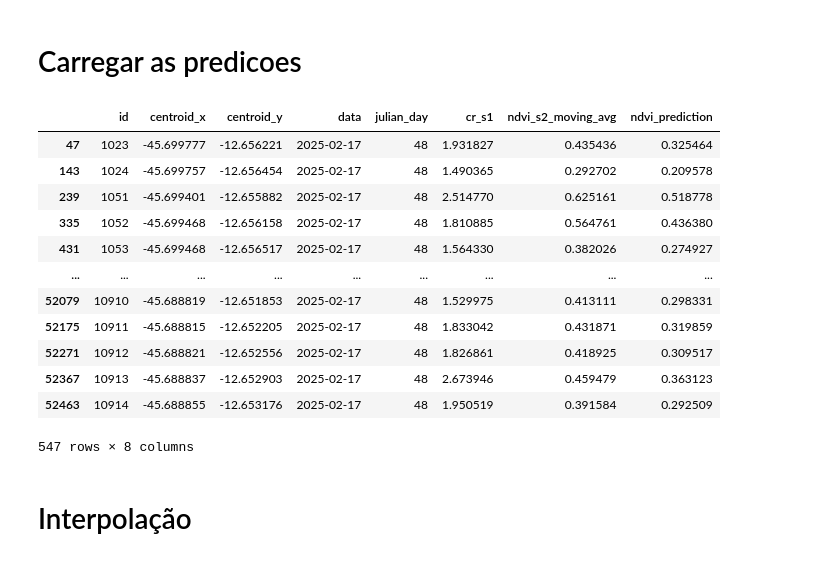
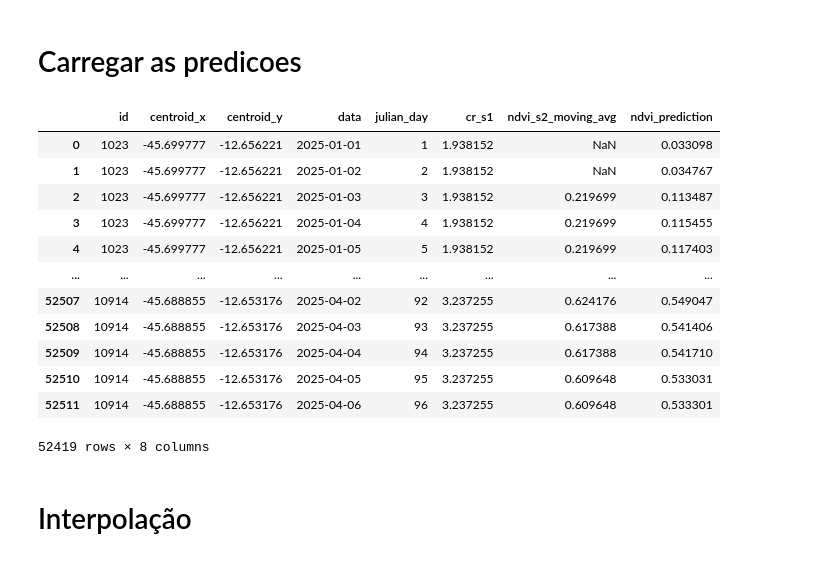
Before and after one commit to bsensix/ndvi_prediction_sentinel_123, a Jupyter notebook: step_three/create_ndvi.ipynb, the cells around one changed output. Saved outputs shown, nothing was run; the diff lists cells and outputs as text; code cells hidden in the pictures.

```diff
--- a/step_three/create_ndvi.ipynb
+++ b/step_three/create_ndvi.ipynb
@@ -12,30 +12,29 @@ import os
 # %%
 engine = create_engine('postgresql+psycopg2://postgres:postgres@localhost:5432/postgres')
 table_name = "ndvi_prediction"
 schema = "ndvi"
 
 query = f"SELECT * FROM {schema}.{table_name}"
 
 # Executa a consulta e carrega os dados em um DataFrame
 df_prediction = pd.read_sql(query, con=engine)
 df_filtered = df_prediction.loc[(df_prediction['ndvi_prediction'] >= -1) & (df_prediction['ndvi_prediction'] <= 1)]
 df_filtered.head()
-df_filtered = df_filtered[df_filtered["data"] == '2025-02-17']
 df_filtered
 # %% [output]
 |  | id | centroid_x | centroid_y | data | julian_day | cr_s1 | ndvi_s2_moving_avg | ndvi_prediction |
-| 47 | 1023 | -45.699777 | -12.656221 | 2025-02-17 | 48 | 1.931827 | 0.435436 | 0.325464 |
-| 143 | 1024 | -45.699757 | -12.656454 | 2025-02-17 | 48 | 1.490365 | 0.292702 | 0.209578 |
-| 239 | 1051 | -45.699401 | -12.655882 | 2025-02-17 | 48 | 2.514770 | 0.625161 | 0.518778 |
-| 335 | 1052 | -45.699468 | -12.656158 | 2025-02-17 | 48 | 1.810885 | 0.564761 | 0.436380 |
-| 431 | 1053 | -45.699468 | -12.656517 | 2025-02-17 | 48 | 1.564330 | 0.382026 | 0.274927 |
+| 0 | 1023 | -45.699777 | -12.656221 | 2025-01-01 | 1 | 1.938152 | NaN | 0.033098 |
+| 1 | 1023 | -45.699777 | -12.656221 | 2025-01-02 | 2 | 1.938152 | NaN | 0.034767 |
+| 2 | 1023 | -45.699777 | -12.656221 | 2025-01-03 | 3 | 1.938152 | 0.219699 | 0.113487 |
+| 3 | 1023 | -45.699777 | -12.656221 | 2025-01-04 | 4 | 1.938152 | 0.219699 | 0.115455 |
+| 4 | 1023 | -45.699777 | -12.656221 | 2025-01-05 | 5 | 1.938152 | 0.219699 | 0.117403 |
 | ... | ... | ... | ... | ... | ... | ... | ... | ... |
-| 52079 | 10910 | -45.688819 | -12.651853 | 2025-02-17 | 48 | 1.529975 | 0.413111 | 0.298331 |
-| 52175 | 10911 | -45.688815 | -12.652205 | 2025-02-17 | 48 | 1.833042 | 0.431871 | 0.319859 |
-| 52271 | 10912 | -45.688821 | -12.652556 | 2025-02-17 | 48 | 1.826861 | 0.418925 | 0.309517 |
-| 52367 | 10913 | -45.688837 | -12.652903 | 2025-02-17 | 48 | 2.673946 | 0.459479 | 0.363123 |
-| 52463 | 10914 | -45.688855 | -12.653176 | 2025-02-17 | 48 | 1.950519 | 0.391584 | 0.292509 |
+| 52507 | 10914 | -45.688855 | -12.653176 | 2025-04-02 | 92 | 3.237255 | 0.624176 | 0.549047 |
+| 52508 | 10914 | -45.688855 | -12.653176 | 2025-04-03 | 93 | 3.237255 | 0.617388 | 0.541406 |
+| 52509 | 10914 | -45.688855 | -12.653176 | 2025-04-04 | 94 | 3.237255 | 0.617388 | 0.541710 |
+| 52510 | 10914 | -45.688855 | -12.653176 | 2025-04-05 | 95 | 3.237255 | 0.609648 | 0.533031 |
+| 52511 | 10914 | -45.688855 | -12.653176 | 2025-04-06 | 96 | 3.237255 | 0.609648 | 0.533301 |
-547 rows × 8 columns
+52419 rows × 8 columns
 # %% [markdown]
 # Interpolação
 # %%
```
Also changed, not shown: parts of 1 cell of this notebook, 1 other file.
